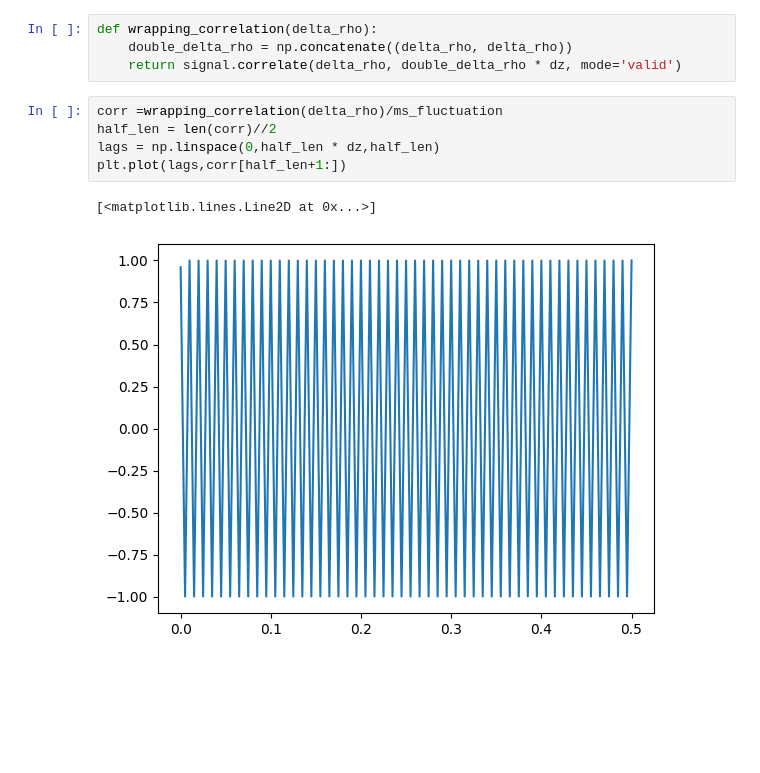
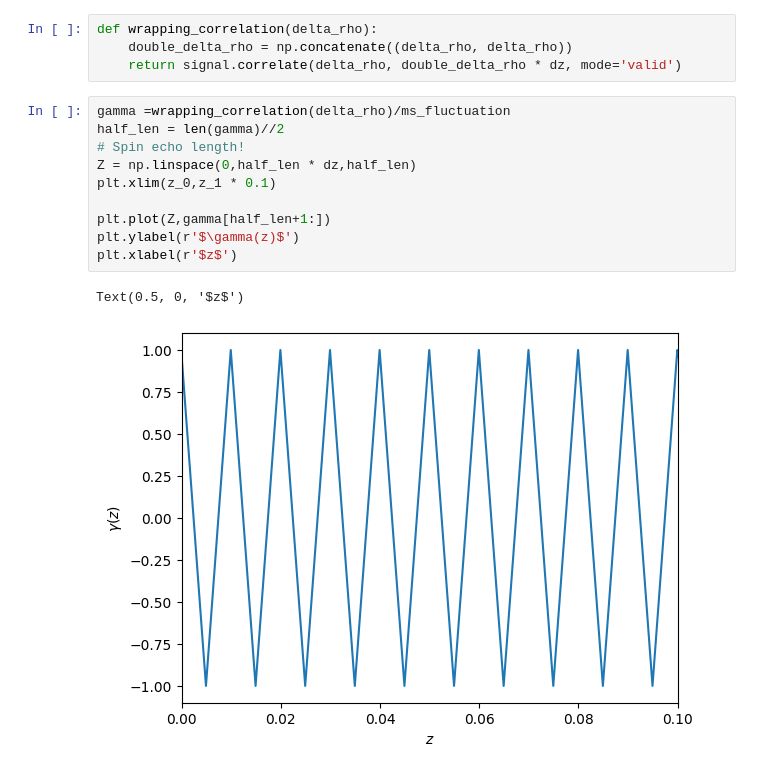
Before and after one commit to McStasMcXtrace/semsans, a Jupyter notebook: density-distributions-numerical.ipynb, the cells around one changed output. Drawn from its saved outputs; the diff is of its cells as text; blank space fills up the shorter version.

```diff
--- a/density-distributions-numerical.ipynb
+++ b/density-distributions-numerical.ipynb
@@ -52,10 +52,15 @@ def wrapping_correlation(delta_rho):
     double_delta_rho = np.concatenate((delta_rho, delta_rho))
     return signal.correlate(delta_rho, double_delta_rho * dz, mode='valid')
 # %%
-corr =wrapping_correlation(delta_rho)/ms_fluctuation
-half_len = len(corr)//2
-lags = np.linspace(0,half_len * dz,half_len)
-plt.plot(lags,corr[half_len+1:])
+gamma =wrapping_correlation(delta_rho)/ms_fluctuation
+half_len = len(gamma)//2
+# Spin echo length!
+Z = np.linspace(0,half_len * dz,half_len)
+plt.xlim(z_0,z_1 * 0.1)
+
+plt.plot(Z,gamma[half_len+1:])
+plt.ylabel(r'$\gamma(z)$')
+plt.xlabel(r'$z$')
 # %% [output]
-[<matplotlib.lines.Line2D at 0x...>]
+Text(0.5, 0, '$z$')
-[figure, old version]
+[figure, new version]
```
Also changed, not shown: parts of 10 cells of this notebook, 1 other file.
